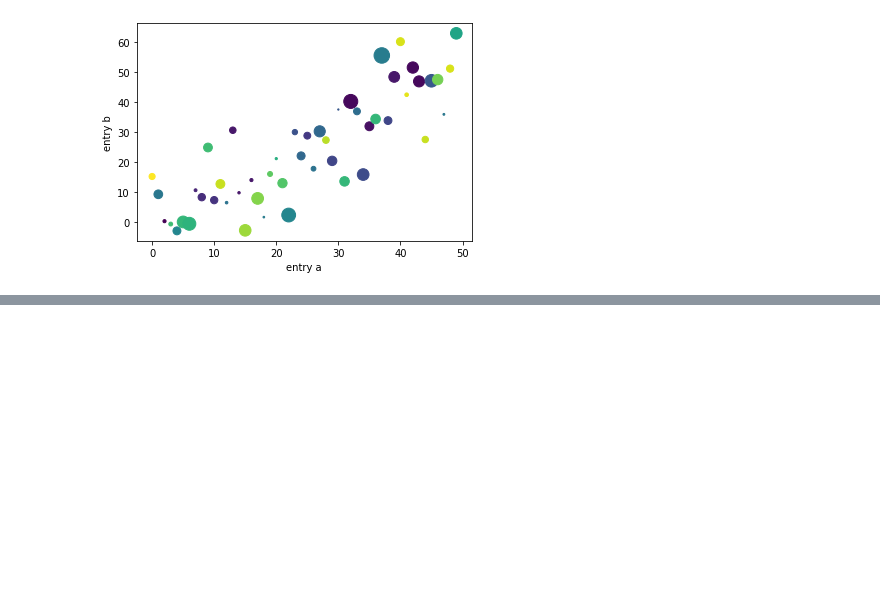
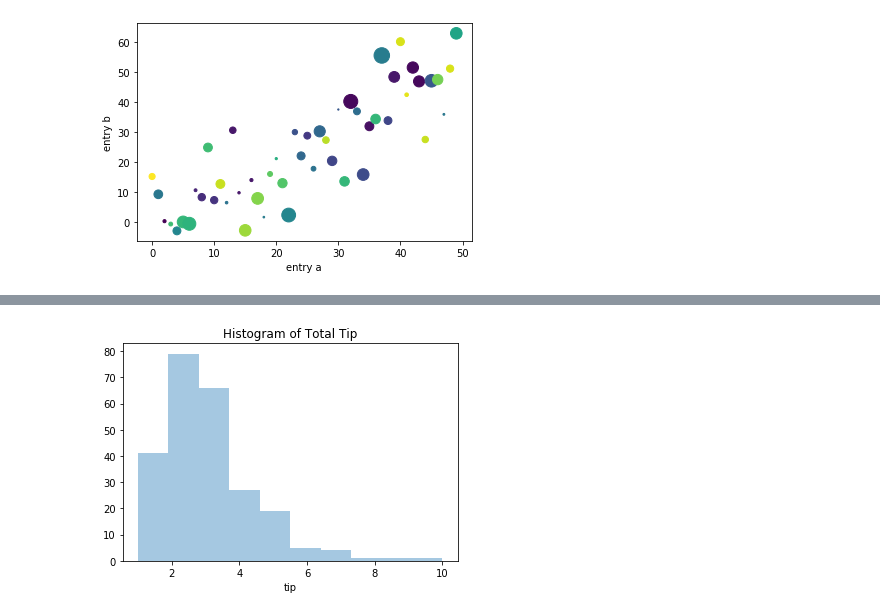
Before and after one commit to JesseZhuang/Python, a Jupyter notebook: data_processing/plotting.ipynb, the cells around one changed output, grey strips where cells are left out. Drawn from its saved outputs; the diff is of its cells as text; code cells hidden in the pictures; blank space fills up the shorter version.

```diff
--- a/data_processing/plotting.ipynb
+++ b/data_processing/plotting.ipynb
@@ -146,0 +150,5 @@ plt.show()
+# %%
+# load from seaborn github
+tips_data = sns.load_dataset("tips")
+print(type(tips_data))
+tips_data.head()
@@ -146,0 +163,6 @@ plt.show()
+# %%
+# with seaborn
+sns.distplot(tips_data["tip"], kde = False, bins=10).set_title("Histogram of Total Tip")
+plt.show()
+# %% [output]
+[figure, added]
```
Also changed, not shown: parts of 7 cells of this notebook.
